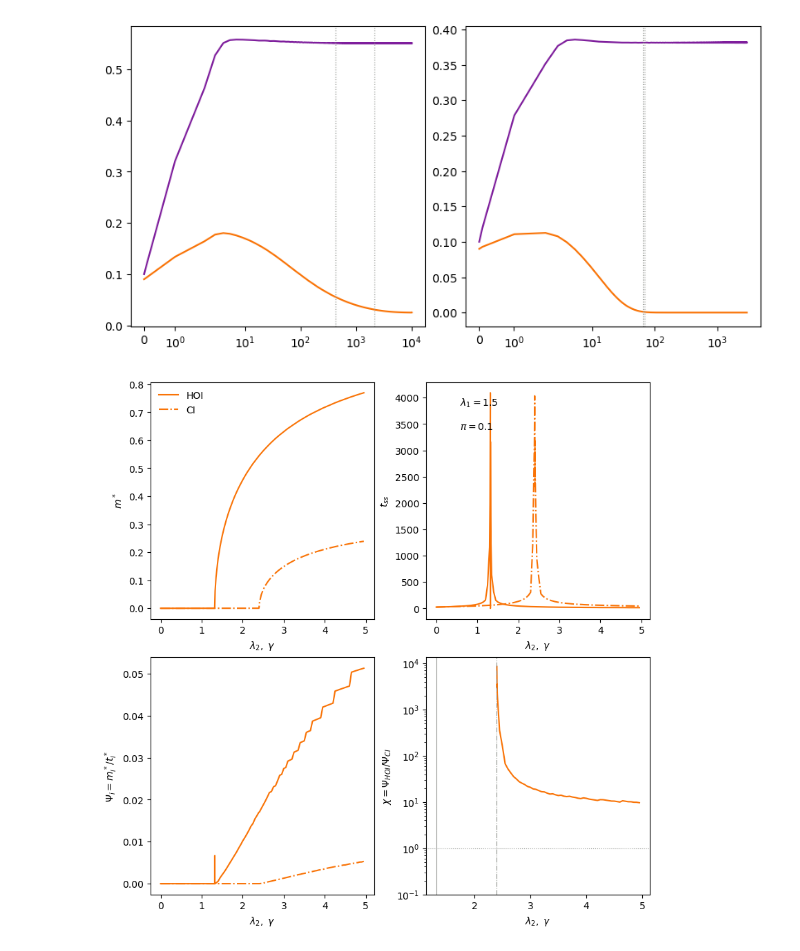
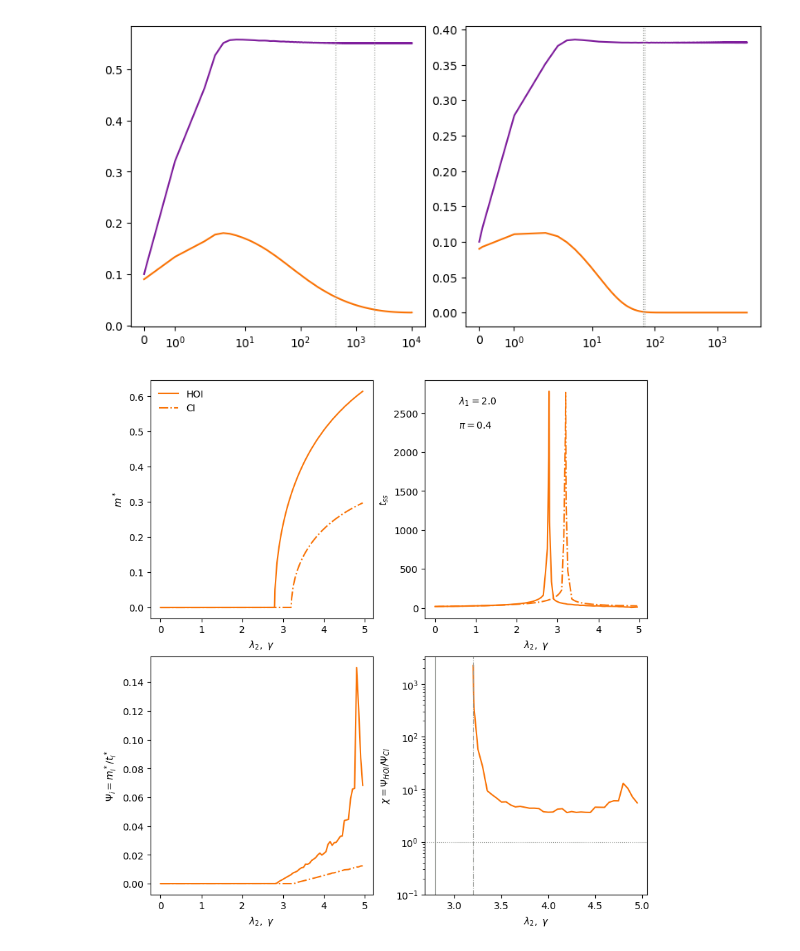
Before and after one commit to dmarchp/TFM_code, a Jupyter notebook: non_lin_models/det_sols_non_lin/ode_int.ipynb, the cells around one changed output. Drawn from its saved outputs; the diff is of its cells as text; code cells hidden in the pictures.

```diff
--- a/non_lin_models/det_sols_non_lin/ode_int.ipynb
+++ b/non_lin_models/det_sols_non_lin/ode_int.ipynb
@@ -124,11 +119,15 @@ ax[1].axvline(tss_ci_v2, color='xkcd:gray', ls=':', lw=0.8)
 # ax.plot(sol_hoi.t[sol_hoi.t > 50.0], abs(evoDeriv))
 # %%
 # some initial condition equal for all
-rhom0 = (0.1, 0.01)
+# rhom0 = (0.1, 0.01)
+
+rhom0 = (0.5, 0.4)
 
 l1 = 1.5
+pis = [0.01, 0.05, 0.1]
 # pis = [0.0, 0.01, 0.1, 0.2] # 0.2
-pis = [0.01, 0.05, 0.1]
+# l1 = 2.0
+# pis = [0.01, 0.1, 0.4]
 # discard_inTime = {0.0:50, 0.01:50.0, 0.1:25.0, 0.2:25.0}
 
 intParamRange = np.arange(0.05, 5.0, 0.05) # value of l2 or gamma, depending on the model, and while the other is 0.0
@@ -145,9 +144,9 @@ for pi in pis:
     # where the transition happens:
     if pi > 0.0:
         paramc = {'hoi':thresh_line_m_rho_plus([l1, ], pi)[0], 'ci':4*pi*l1/(l1-1)**2}
-        # extra_intParamRange_hoi = np.arange(paramc['hoi']-1e-2, paramc['hoi']+1e-2, 1e-3)
-        # extra_intParamRange_ci = np.arange(paramc['ci']-1e-2, paramc['ci']+1e-2, 1e-3)
-        # intParamRange_def = np.concatenate([intParamRange, extra_intParamRange_hoi, extra_intParamRange_ci])
+        extra_intParamRange_hoi = np.arange(paramc['hoi']-1e-2, paramc['hoi']+1e-2, 1e-3)
+        extra_intParamRange_ci = np.arange(paramc['ci']-1e-2, paramc['ci']+1e-2, 1e-3)
+        intParamRange_def = np.concatenate([intParamRange, extra_intParamRange_hoi, extra_intParamRange_ci])
         # don't do so much blablabla:
     else:
         paramc = {'hoi':0.0, 'ci':0.0}
@@ -186,41 +185,45 @@ for i in range(2):
     for j in range(2):
         ax[i,j].set(xlabel=r'$\lambda_2, \; \gamma$', ylabel=ylabels[i][j])
 
-l1, pi = 1.5, 0.1
+# l1, pi = 1.5, 0.01
+l1, pi = 2.0, 0.4
 l2c = thresh_line_m_rho_plus([l1, ], pi)[0]
 gammac = 4*pi*l1/(l1-1)**2
 
 pis = [0.0, 0.01, 0.05, 0.1]
-pi_colors = plt.cm.viridis(np.linspace(0,1,len(pis)))
+pis = [0.0, 0.01, 0.1, 0.4] # l1 = 2
+len = 4
+pi_colors = plt.cm.viridis(np.linspace(0,1,len))
 c = pi_colors[pis.index(pi)]
-c = 'xkcd:orange'
+if (pi == 0.1 and l1 == 1.5) or (pi == 0.4 and l1 == 2.0):
+    c = 'xkcd:orange'
 
 intParamRange = intParamRangePi[pi]
 ms_hoi, ms_ci =  np.array(dataInt['hoi'][pi]['m']), np.array(dataInt['ci'][pi]['m'])
 tss_hoi, tss_ci = np.array(dataInt['hoi'][pi]['tss']), np.array(dataInt['ci'][pi]['tss'])
 
 ax[0,0].plot(intParamRange, ms_hoi, ls='-', color=c, label='HOI')
 ax[0,0].plot(intParamRange, ms_ci, ls='-.', color=c, label='CI')
 ax[0,0].legend(frameon=False)
 
 ax[0,1].plot(intParamRange, tss_hoi, ls='-', color=c)
 ax[0,1].plot(intParamRange, tss_ci, ls='-.', color=c)
 ax[0,1].text(0.15, 0.8, rf'$\pi = {pi}$', transform=ax[0,1].transAxes)
 ax[0,1].text(0.15, 0.9, rf'$\lambda_1 = {l1}$', transform=ax[0,1].transAxes)
 
 psi_hoi, psi_ci = ms_hoi/tss_hoi, ms_ci/tss_ci
 ax[1,0].plot(intParamRange, psi_hoi, ls='-', color=c)
 ax[1,0].plot(intParamRange, psi_ci, ls='-.', color=c)
 
 
 # plot from gammac on, as m*(ci) is diving and i want to avoid division by 0
 ax[1,1].plot(intParamRange[intParamRange >= gammac], np.array(psi_hoi/psi_ci)[intParamRange >= gammac], color=c)
 ax[1,1].axhline(1, ls=':', lw=0.8, color='xkcd:gray')
 ax[1,1].set_yscale('log')
 ax[1,1].set_ylim(1e-1, None)
 ax[1,1].axvline(l2c, 0, 1, ls='-', lw=0.8, color='xkcd:gray')
 ax[1,1].axvline(gammac, 0, 1, ls='-.', lw=0.8, color='xkcd:gray')
 
-fig.savefig(f'costFuncData_hoi_vs_ci_l1_{l1}_pi_{pi}.png')
+fig.savefig(f'costFuncData_hoi_vs_ci_l1_{l1}_pi_{pi}_rho0_{rhom0[0]}_m0_{rhom0[1]}.png')
 # %% [output]
-[figure, old version]
+[figure, new version]
```
Also changed, not shown: parts of 5 cells of this notebook, 8 other files.
